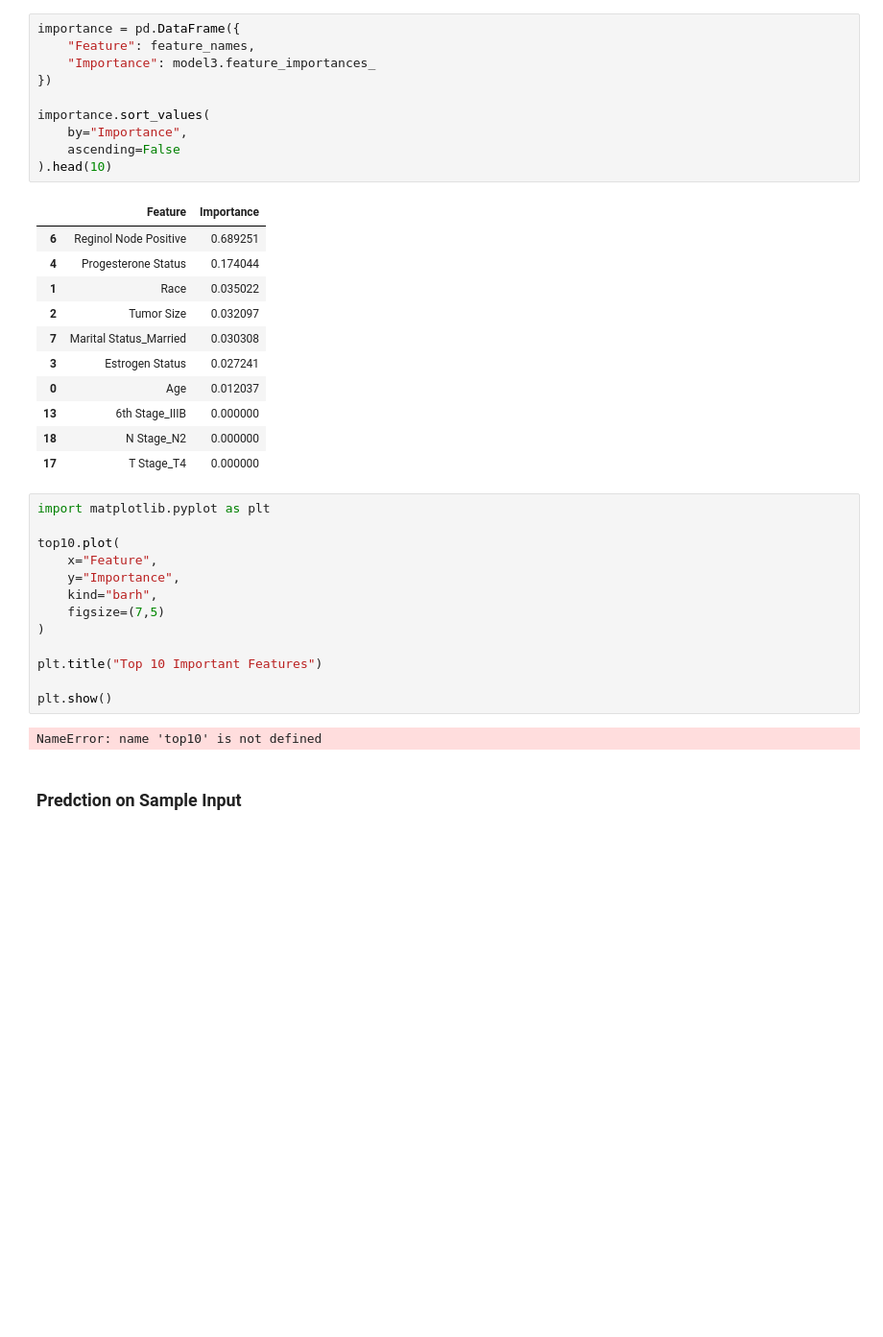
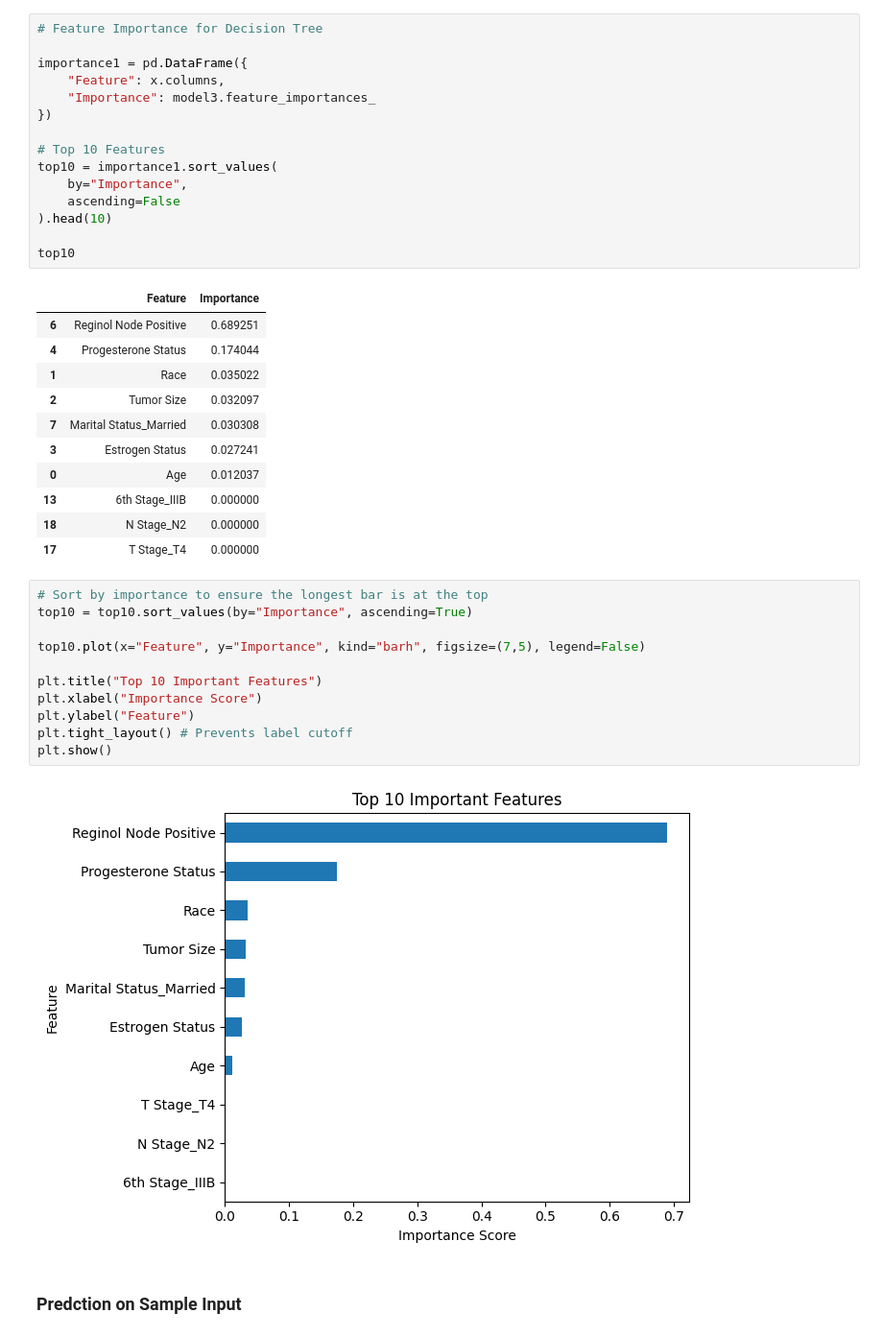
Before and after one commit to Ritik8928/Breast_Cancer_Detection, a Jupyter notebook: notebook/2. model_training.ipynb, the cells around one changed output. Shown at 96% size. Drawn from its saved outputs; the diff is of its cells as text; blank space fills up the shorter version.

```diff
--- a/notebook/2. model_training.ipynb
+++ b/notebook/2. model_training.ipynb
@@ -494,13 +499,18 @@ importance.sort_values(
 # %%
-importance = pd.DataFrame({
-    "Feature": feature_names,
+# Feature Importance for Decision Tree
+
+importance1 = pd.DataFrame({
+    "Feature": x.columns,
     "Importance": model3.feature_importances_
 })
 
-importance.sort_values(
+# Top 10 Features
+top10 = importance1.sort_values(
     by="Importance",
     ascending=False
 ).head(10)
+
+top10
 # %% [output]
 |  | Feature | Importance |
 | 6 | Reginol Node Positive | 0.689251 |
@@ -514,19 +524,17 @@ importance.sort_values(
 | 18 | N Stage_N2 | 0.000000 |
 | 17 | T Stage_T4 | 0.000000 |
 # %%
-import matplotlib.pyplot as plt
+# Sort by importance to ensure the longest bar is at the top
+top10 = top10.sort_values(by="Importance", ascending=True)
 
-top10.plot(
-    x="Feature",
-    y="Importance",
-    kind="barh",
-    figsize=(7,5)
-)
+top10.plot(x="Feature", y="Importance", kind="barh", figsize=(7,5), legend=False)
 
 plt.title("Top 10 Important Features")
-
+plt.xlabel("Importance Score")
+plt.ylabel("Feature")
+plt.tight_layout() # Prevents label cutoff
 plt.show()
 # %% [output]
-NameError: name 'top10' is not defined
+[figure, added]
 # %% [markdown]
 ### Predction on Sample Input
```
Also changed, not shown: parts of 11 cells of this notebook, 52 other files.
